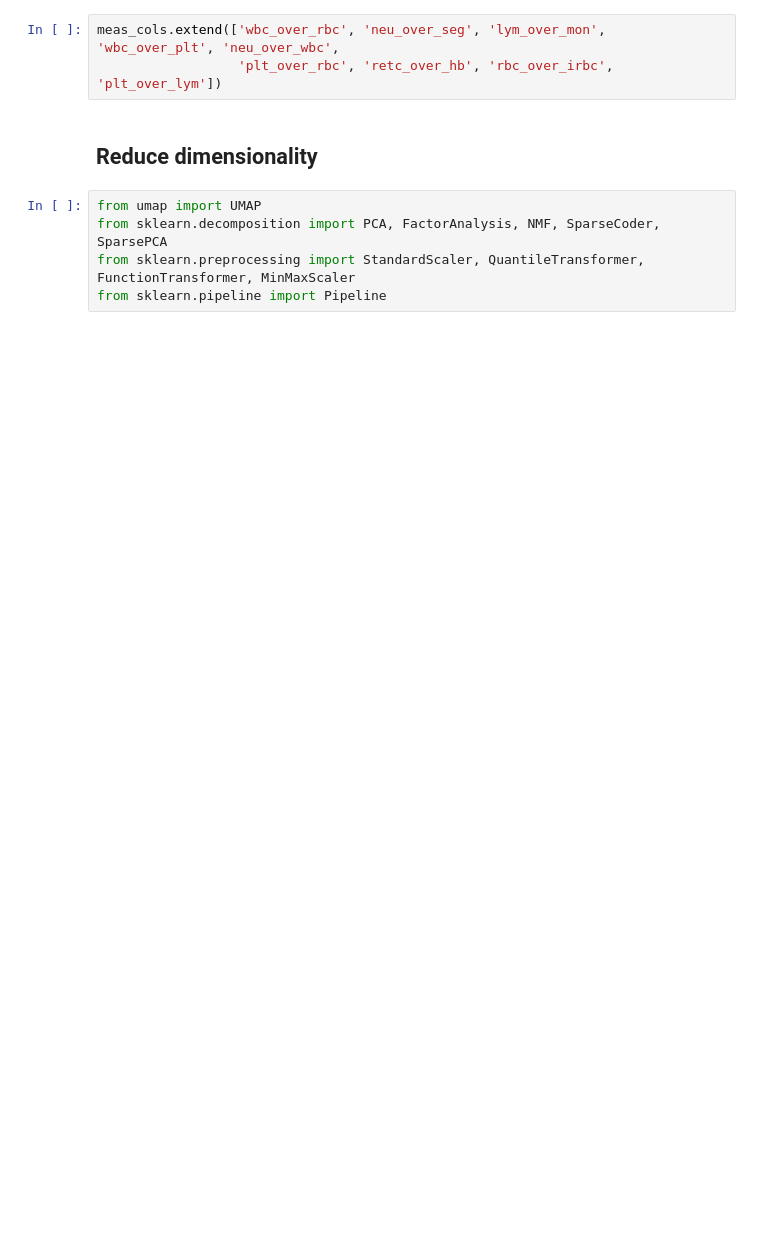
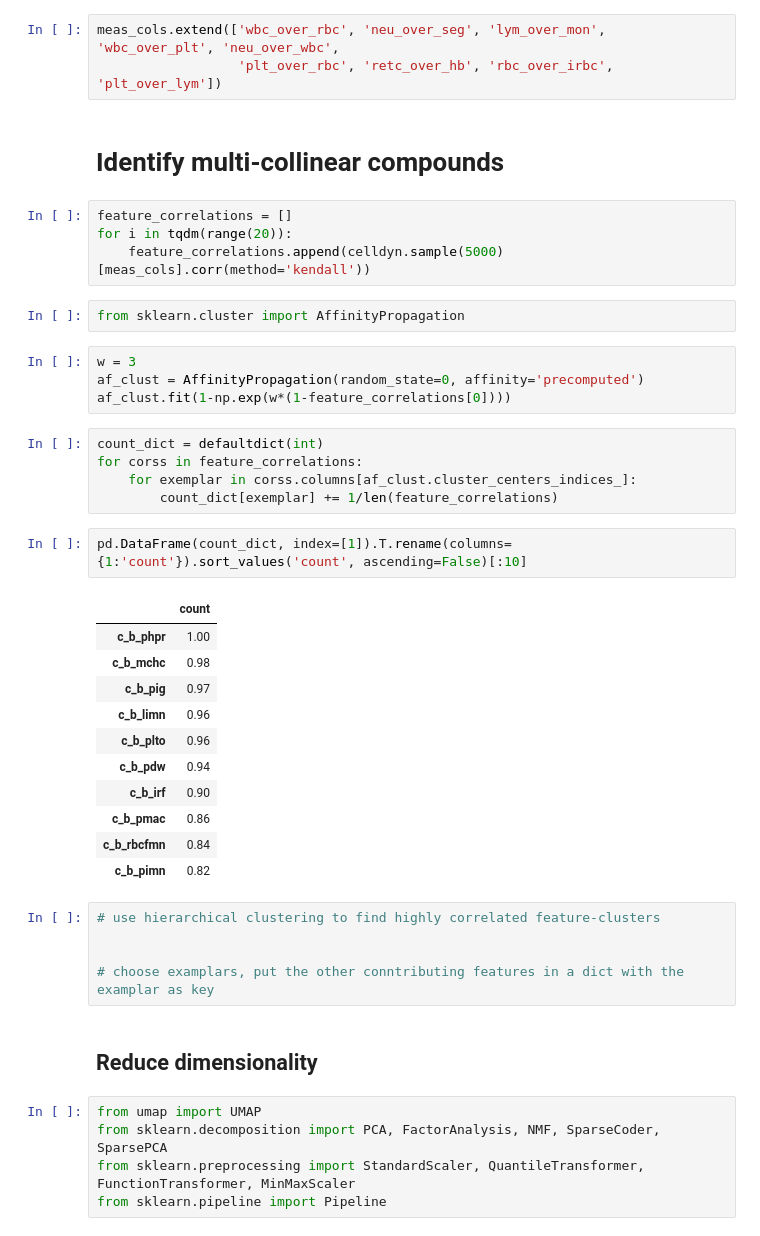
Before and after one commit to HJJoosse/celldyn_embedder, a Jupyter notebook: sandbox/exploration_of_celldyn.ipynb, the cells around one changed output. Drawn from its saved outputs; the diff is of its cells as text; blank space fills up the shorter version.

```diff
--- a/sandbox/exploration_of_celldyn.ipynb
+++ b/sandbox/exploration_of_celldyn.ipynb
@@ -341,6 +317,42 @@ Text(0.5, 0.98, 'Hourly variation of hematology ratios ')
 # %%
 meas_cols.extend(['wbc_over_rbc', 'neu_over_seg', 'lym_over_mon', 'wbc_over_plt', 'neu_over_wbc',
                   'plt_over_rbc', 'retc_over_hb', 'rbc_over_irbc', 'plt_over_lym'])
+# %% [markdown]
+# Identify multi-collinear compounds
+# %%
+feature_correlations = []
+for i in tqdm(range(20)):
+    feature_correlations.append(celldyn.sample(5000)[meas_cols].corr(method='kendall'))
+# %%
+from sklearn.cluster import AffinityPropagation
+# %%
+w = 3
+af_clust = AffinityPropagation(random_state=0, affinity='precomputed')
+af_clust.fit(1-np.exp(w*(1-feature_correlations[0])))
+# %%
+count_dict = defaultdict(int)
+for corss in feature_correlations:
+    for exemplar in corss.columns[af_clust.cluster_centers_indices_]:
+        count_dict[exemplar] += 1/len(feature_correlations)
+# %%
+pd.DataFrame(count_dict, index=[1]).T.rename(columns={1:'count'}).sort_values('count', ascending=False)[:10]
+# %% [output]
+|  | count |
+| c_b_phpr | 1.00 |
+| c_b_mchc | 0.98 |
+| c_b_pig | 0.97 |
+| c_b_limn | 0.96 |
+| c_b_plto | 0.96 |
+| c_b_pdw | 0.94 |
+| c_b_irf | 0.90 |
+| c_b_pmac | 0.86 |
+| c_b_rbcfmn | 0.84 |
+| c_b_pimn | 0.82 |
+# %%
+# use hierarchical clustering to find highly correlated feature-clusters
+
+
+# choose examplars, put the other conntributing features in a dict with the examplar as key
 # %% [markdown]
 ## Reduce dimensionality
 # %%
```
Also changed, not shown: parts of 38 cells of this notebook.
